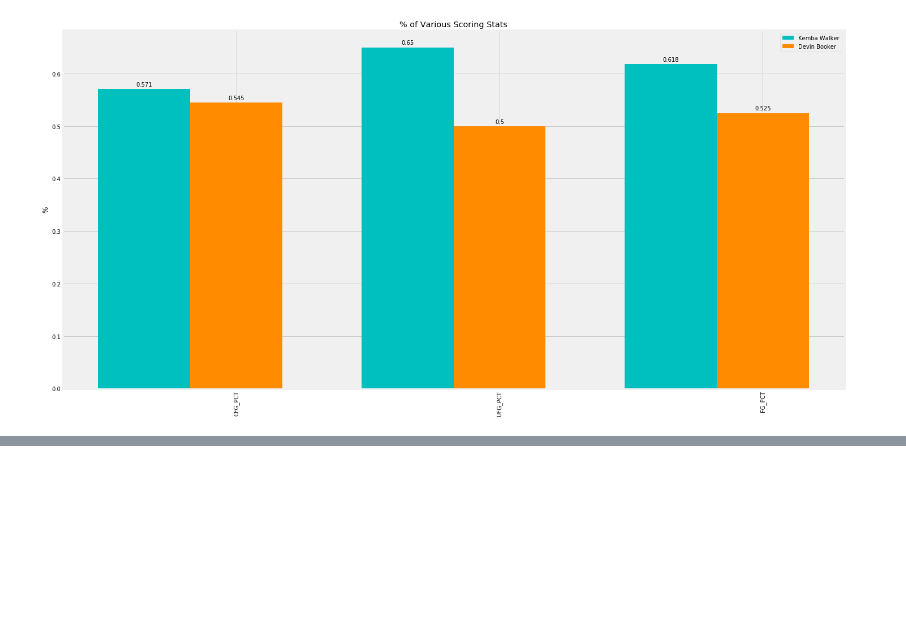
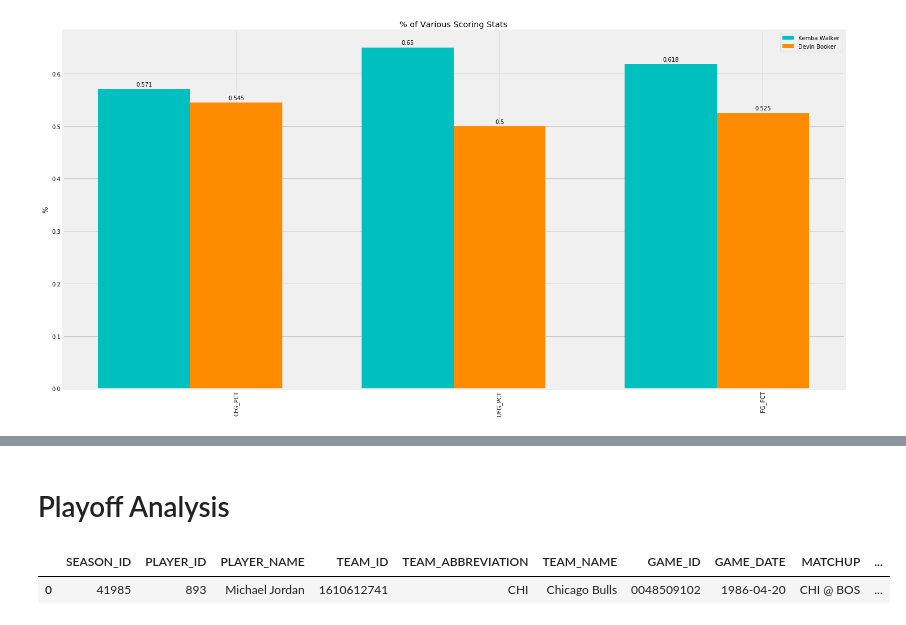
Before and after one commit to moneyball-club/DBook70, a Jupyter notebook: D Book 70.ipynb, the cells around one changed output, grey strips where cells are left out. Drawn from its saved outputs; the diff is of its cells as text; code cells hidden in the pictures; blank space fills up the shorter version.

```diff
--- a/D Book 70.ipynb
+++ b/D Book 70.ipynb
@@ -611,0 +650,10 @@ plt.show()
+# %% [markdown]
+# Playoff Analysis
+# %%
+game = leaguegamefinder.LeagueGameFinder(player_or_team_abbreviation = "P", league_id_nullable = "00", \
+                                        gt_pts_nullable = "60", season_type_nullable = "Playoffs")
+playoffs = game.get_data_frames()[0]
+playoffs
+# %% [output]
+|  | SEASON_ID | PLAYER_ID | PLAYER_NAME | TEAM_ID | TEAM_ABBREVIATION | TEAM_NAME | GAME_ID | GAME_DATE | MATCHUP | ... |
+| 0 | 41985 | 893 | Michael Jordan | 1610612741 | CHI | Chicago Bulls | 0048509102 | 1986-04-20 | CHI @ BOS | ... |
```
Also changed, not shown: parts of 10 cells of this notebook.
